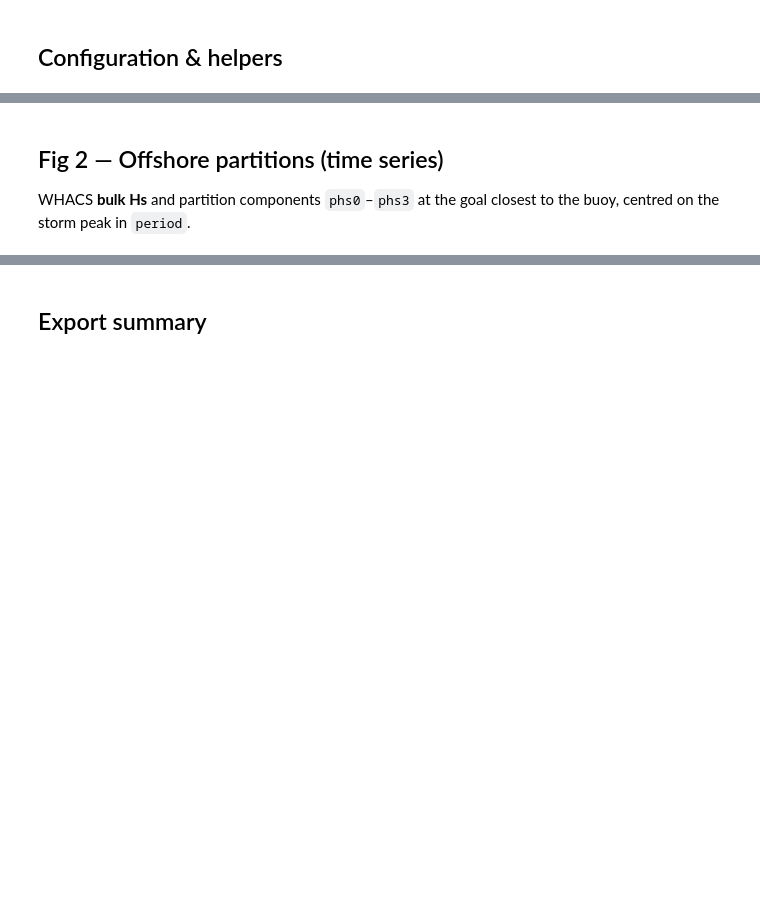
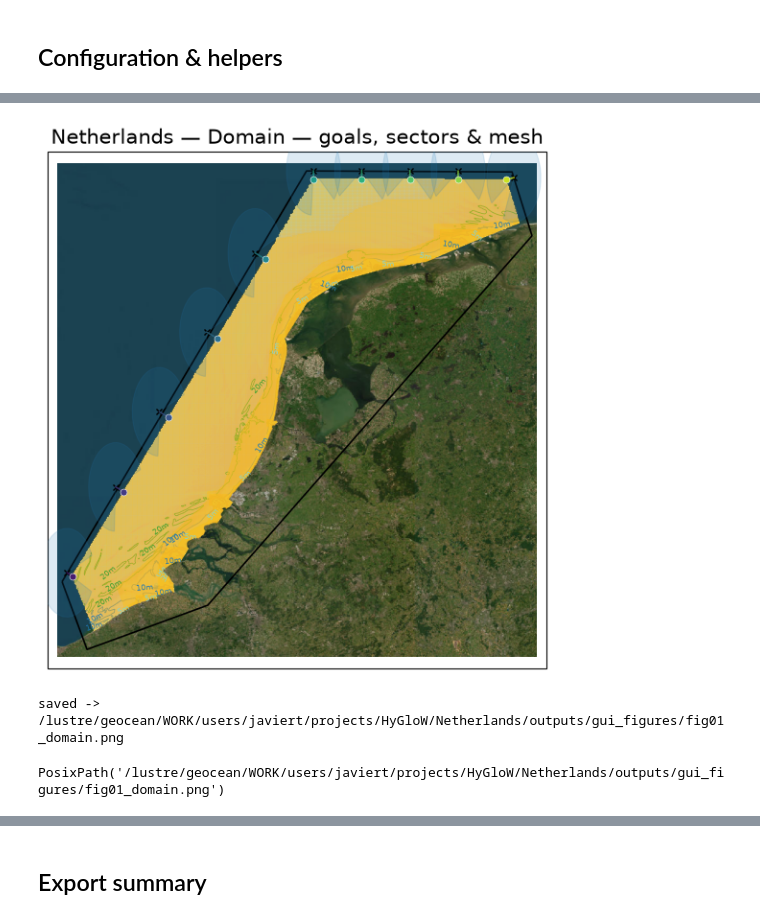
Before and after one commit to GeoOcean/HyGloW, a Jupyter notebook: Netherlands/12_Final_Plots.ipynb, the cells around one changed output, grey strips where cells are left out. Drawn from its saved outputs; the diff is of its cells as text; code cells hidden in the pictures; blank space fills up the shorter version.

Commit message:
[JTH] update netherlands figures

```diff
--- a/Netherlands/12_Final_Plots.ipynb
+++ b/Netherlands/12_Final_Plots.ipynb
@@ -368,86 +373,47 @@ nodes, and the validation buoy inside the domain.
 apply_slide_style()
 goal_ids = sorted(int(k) for k in goals)
 colors = cp._goal_colors(goal_ids)
-buoy_meta = obs.get_coordinates()[buoy_instrument]
 
-fig, ax = plt.subplots(figsize=FIGSIZE_WIDE, constrained_layout=True)
-cp.plot_base_map(ax=ax, title="Offshore goals & buoy", show_topobathy=True)
+fig, ax = cp.plot_base_map(
+    title="Domain — goals, sectors & mesh",
+    show_satellite=True,
+    show_topobathy=True,
+    show_isobaths=True,
+    show_aoi=True,
+)
+cp.plot_mesh(PATHS["mesh_file"], ax)
 cp.plot_sectors(targets, goals, boundary_snaps, ax, radius_deg=0.28)
 
 for gid in goal_ids:
     key = str(gid)
     snap = boundary_snaps[key]
     hc = goals[key]["hindcast"]["whacs"]
     color = colors[gid]
     ax.plot(
         [snap["longitude"], hc["longitude"]],
         [snap["latitude"], hc["latitude"]],
         color=color,
         linewidth=1.2,
         alpha=0.75,
         zorder=5,
     )
     ax.plot(
         hc["longitude"],
         hc["latitude"],
         marker="o",
         color=color,
         markersize=5,
         markeredgecolor="white",
         markeredgewidth=0.4,
         zorder=6,
     )
 
-ax.plot(
-    buoy_meta["lon"],
-    buoy_meta["lat"],
-    marker="s",
-    color=cp.TYPE_COLORS["validation"],
-    markersize=12,
-    markeredgecolor="white",
-    markeredgewidth=0.8,
-    zorder=8,
-    label="validation buoy",
-)
-ax.annotate(
-    "buoy",
-    (buoy_meta["lon"], buoy_meta["lat"]),
-    xytext=(6, 6),
-    textcoords="offset points",
-    fontsize=11,
-    color=cp.TYPE_COLORS["validation"],
-    weight="bold",
-)
-
-handles = [
-    mpatches.Patch(facecolor=colors[g], alpha=0.5, label=f"Goal {g}")
-    for g in goal_ids[:4]
-]
-handles.append(
-    plt.Line2D([0], [0], color="gray", linestyle="--", label="target → boundary")
-)
-handles.append(
-    plt.Line2D([0], [0], color="gray", linewidth=1.2, label="boundary → WHACS")
-)
-handles.append(
-    plt.Line2D(
-        [0],
-        [0],
-        marker="s",
-        color="w",
-        markerfacecolor=cp.TYPE_COLORS["validation"],
-        markersize=10,
-        label="buoy",
-    )
-)
-ax.legend(handles=handles, loc="lower left", fontsize=9, framealpha=0.92)
 x0, x1, y0, y1 = course_map_extent()
 ax.set_xlim(x0, x1)
 ax.set_ylim(y0, y1)
 
 save_fig(fig, "fig01_domain")
+# %% [output]
+[figure, added]
+saved -> /lustre/geocean/WORK/users/javiert/projects/HyGloW/Netherlands/outputs/gui_figures/fig01_domain.png
+PosixPath('/lustre/geocean/WORK/users/javiert/projects/HyGloW/Netherlands/outputs/gui_figures/fig01_domain.png')
-# %% [markdown]
-## Fig 2 — Offshore partitions (time series)
-
-WHACS **bulk Hs** and partition components ``phs0``–``phs3`` at the goal closest
-to the buoy, centred on the storm peak in ``period``.
```
Also changed, not shown: parts of 27 cells of this notebook, 6 other files.
